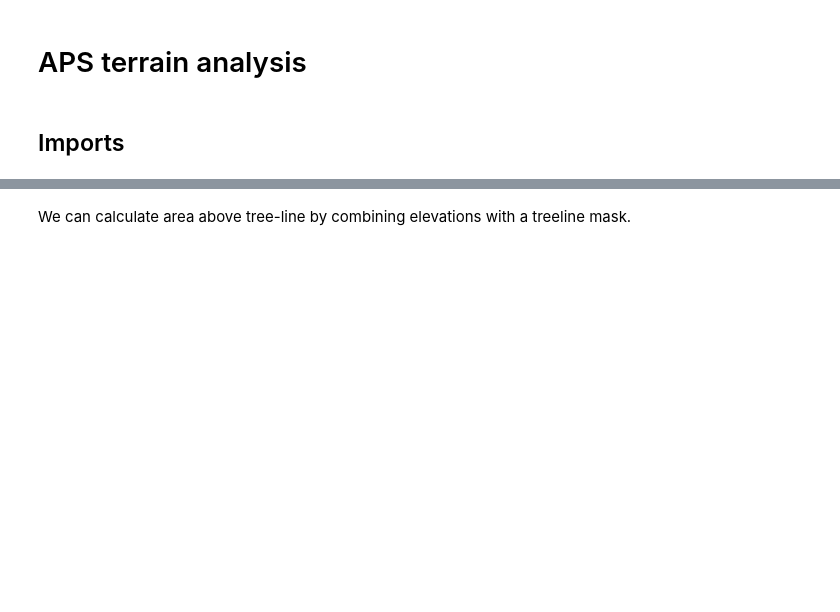
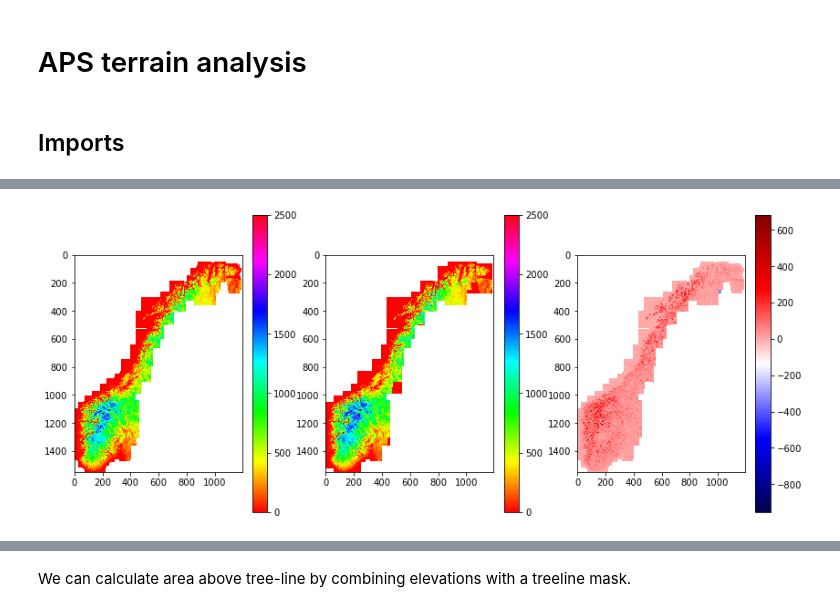
Before and after one commit to kmunve/APS, a Jupyter notebook: aps/notebooks/aps_terrain_analysis.ipynb, the cells around one changed output, grey strips where cells are left out. Saved outputs shown, nothing was run; the diff lists cells and outputs as text; code cells hidden in the pictures; blank space fills up the shorter version.

```diff
--- a/aps/notebooks/aps_terrain_analysis.ipynb
+++ b/aps/notebooks/aps_terrain_analysis.ipynb
@@ -40,0 +42,31 @@ plt.rcParams['figure.figsize'] = (14, 6)
+# %%
+### From thredds.met.no with 2.5 km resolution
+nc_thredds = netCDF4.Dataset("http://thredds.met.no/thredds/dodsC/meps25epsarchive/2017/11/12/meps_mbr0_pp_2_5km_20171112T00Z.nc")
+thredds_altitude = nc_thredds.variables["altitude"]
+
+
+### From hdata\grid with 1 km resolution
+#nc_dem = netCDF4.Dataset(r"Y:\metdata\prognosis\meps\det\archive\2017\mepsDet00_PTW_1km_20171111.nc", "r")
+nc_alpdtm = netCDF4.Dataset(r"../data/terrain_parameters/AlpDtm.nc", "r")
+alpdtm = nc_alpdtm.variables["AlpDtm"]
+
+nc_meandtm = netCDF4.Dataset(r"../data/terrain_parameters/MEANHeight.nc", "r")
+meandtm = nc_meandtm.variables["MEANHeight"]
+# %%
+f, (ax1, ax2, ax3) = plt.subplots(1, 3)#, sharex=True, sharey=True)
+#plt_thredds = ax1.imshow(np.flipud(thredds_altitude[:]), cmap=plt.cm.hsv,vmin=0, vmax=2500)
+plt_meandem = ax1.imshow(meandtm[:], cmap=plt.cm.hsv,vmin=0, vmax=2500)
+plt.colorbar(ax=ax1, mappable=plt_meandem)
+
+plt_alpdem = ax2.imshow(alpdtm[:], cmap=plt.cm.hsv,vmin=0, vmax=2500)
+plt.colorbar(ax=ax2, mappable=plt_alpdem)
+
+plt_diffdem = ax3.imshow(alpdtm[:]-meandtm[:], cmap=plt.cm.seismic)
+plt.colorbar(ax=ax3, mappable=plt_diffdem)
+
+#cbar_dir.set_ticks([-180, -135, -90, -45, 0, 45, 90, 135, 180])
+#cbar_dir.set_ticklabels(['S', 'SV', 'V', 'NV', 'N', 'NØ', 'Ø', 'SØ', 'S'])
+#plt.title(ts)
+plt.show()
+# %% [output]
+[figure, added]
```
Also changed, not shown: parts of 4 cells of this notebook, 2 other files.
